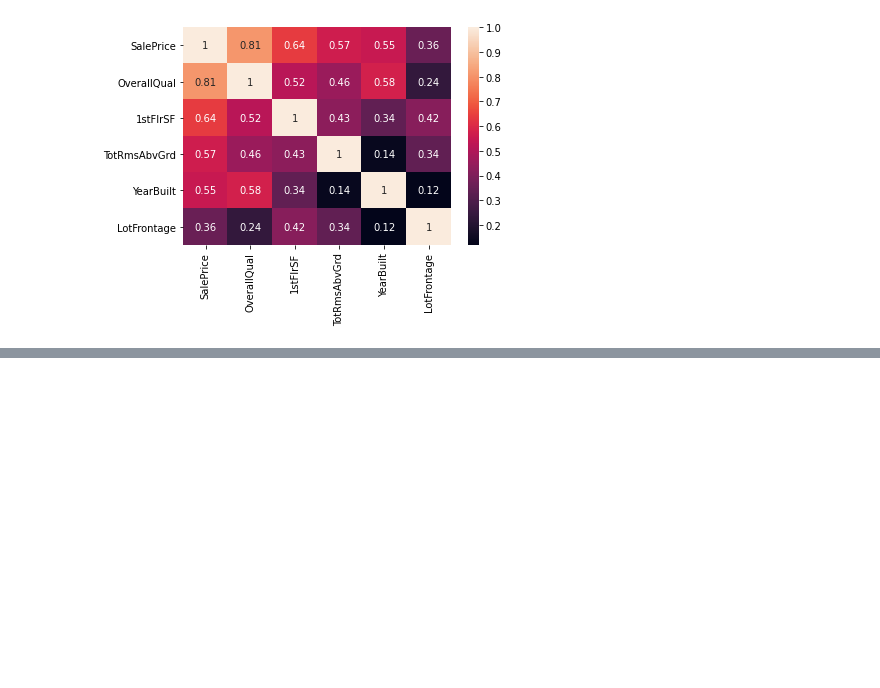
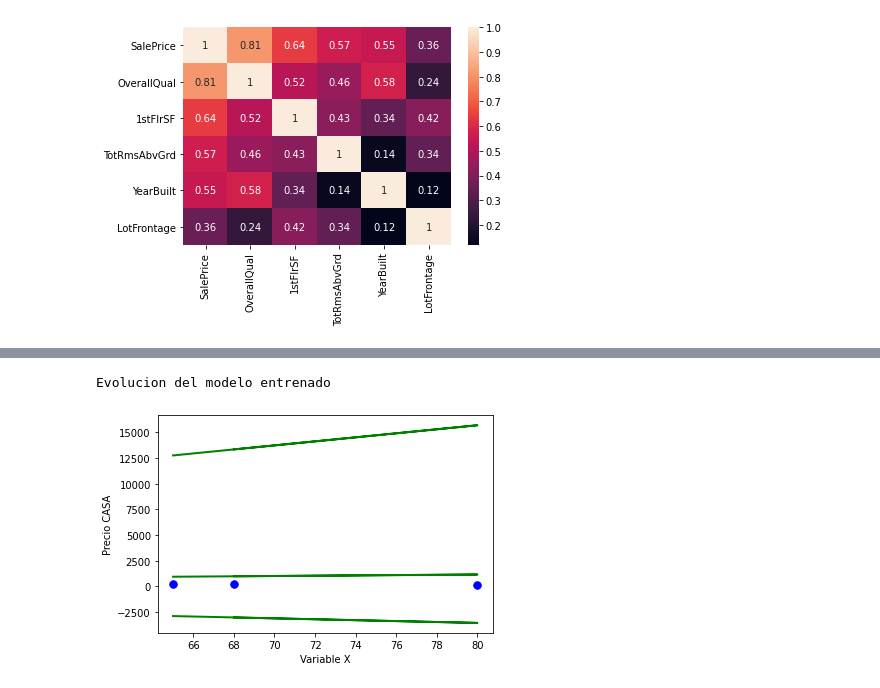
Before and after one commit to macde58/Proyecto-Final, a Jupyter notebook: Proyecto_Final_MAC.ipynb, the cells around one changed output, grey strips where cells are left out. Saved outputs shown, nothing was run; the diff lists cells and outputs as text; code cells hidden in the pictures; blank space fills up the shorter version.

```diff
--- a/Proyecto_Final_MAC.ipynb
+++ b/Proyecto_Final_MAC.ipynb
@@ -275,0 +342,20 @@ MATRIZ DE CORRELACION DE DATOS TRAINING
+# %%
+def graf_evolucion(modelo, n, x, y):
+
+  mblist = list(modelo.values())
+
+  mat = np.array(x).reshape(-1,1)
+  onemat = np.ones_like(mat)
+  new_mat = np.hstack((mat, onemat))
+
+  for i in range(0, len(mblist), n):
+    mb = mblist[i]
+    yhat = np.matmul(new_mat, mb)
+    plt.plot(x, yhat, "green", linewidth=2)
+
+  print("Evolucion del modelo entrenado")
+  plt.plot(x, y, "b.", ms=15)
+  plt.xlabel("Variable X")
+  plt.ylabel("Precio CASA")
+
+  return plt.show()
@@ -275,0 +417,5 @@ MATRIZ DE CORRELACION DE DATOS TRAINING
+# %%
+graf_evolucion(excel_mod,1,x,y)
+# %% [output]
+Evolucion del modelo entrenado
+[figure, added]
```
Also changed, not shown: parts of 16 cells of this notebook.
